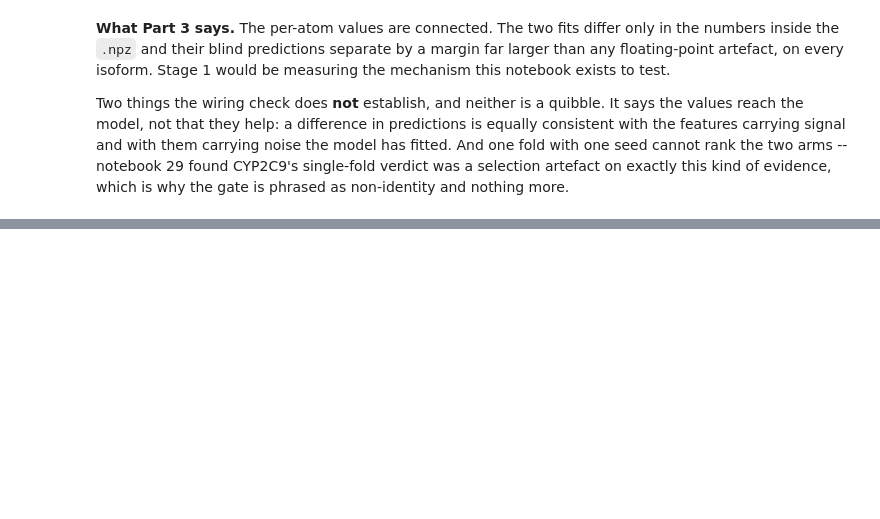
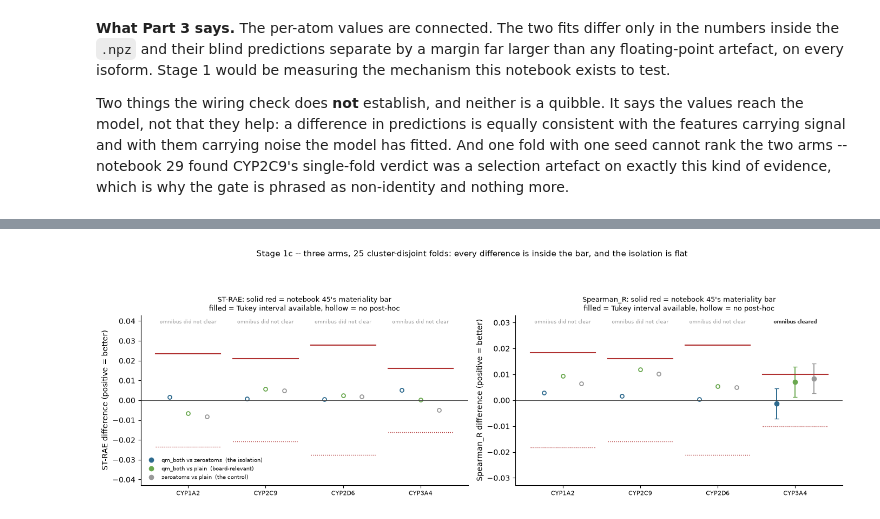
Before and after one commit to codie-freeman/OpenADMET-CYP-Blind-Challenge, a Jupyter notebook: notebooks/52_chemprop_qm_atom_features.ipynb, the cells around one changed output, grey strips where cells are left out. Saved outputs shown, nothing was run; the diff lists cells and outputs as text; code cells hidden in the pictures; blank space fills up the shorter version.

```diff
--- a/notebooks/52_chemprop_qm_atom_features.ipynb
+++ b/notebooks/52_chemprop_qm_atom_features.ipynb
@@ -330,7 +331,7 @@ print("    and `chemprop predict` therefore feeds the same features UNSCALED.")
 
 # Demonstrated on two real checkpoints, both written by a CLI run in this notebook's own fixture.
 from chemprop.models import MPNN
-for tag, extra in [("foundation", ["--from-foundation", str(OUT / "chemeleon_widened.pt")]),
+for tag, extra in [("foundation", ["--from-foundation", str(aa.foundation_path(2))]),
                    ("no-foundation", [])]:
     d = TMP / f"gt_{tag.replace('-', '_')}"
     if not (d / "model_0" / "best.pt").exists():
@@ -980,0 +1312,18 @@ submission file exists.
+# %%
+# Stage 1c.2 -- the Tukey table, per isoform, both metrics, with intervals against the bar.
+if len(tukey):
+    for metric in BARS:
+        print(f"\n{'=' * 34} {metric} {'=' * 34}")
+        for iso in ISOFORMS:
+            g = tukey[(tukey.metric == metric) & (tukey.isoform == iso)]
+            cld = cells[(cells.metric == metric) & (cells.isoform == iso)]["cld"].iloc[0]
+            if not len(g):
+                print(f"\n{iso}: omnibus did not clear alpha={s52.ANOVA_ALPHA}, no post-hoc")
+                continue
+            print(f"\n{iso}   bar {BARS[metric][iso]:.4f}   CLD {cld}")
+            print(g[["arm_a", "arm_b", "mean_a", "mean_b", "diff", "ci_low", "ci_high",
+                     "p_tukey", "significant", "pct_of_bar", "improves", "material",
+                     "ci_excludes_bar"]]
+                  .to_string(index=False, float_format=lambda v: f"{v:.4f}"))
+else:
+    print("no omnibus cleared; there is no post-hoc table")
@@ -980,0 +1418,65 @@ submission file exists.
+# %%
+# Stage 1c.4 -- figure. The Tukey intervals exist on ONE cell of eight, so a plot of intervals
+# alone would be mostly empty and would hide the point: every raw difference is small. Raw mean
+# paired differences are therefore drawn for all 24 comparisons, with the Tukey interval shown
+# where the omnibus cleared and a marked cell where it did.
+fig, axes = plt.subplots(1, 2, figsize=(14, 4.8))
+PAIRS = [(ARM, ARM_ZERO, "#2d6a8e", "qm_both vs zeroatoms  (the isolation)"),
+         (ARM, "plain", "#6aa84f", "qm_both vs plain  (board-relevant)"),
+         (ARM_ZERO, "plain", "#999999", "zeroatoms vs plain  (the control)")]
+SRC = {"plain": plain, ARM: mine, ARM_ZERO: mine}
+for ax, metric in zip(axes, BARS):
+    sgn = -1.0 if metric == "ST-RAE" else 1.0        # orient so up is better
+    for j, (a_, b_, col, lab) in enumerate(PAIRS):
+        xs, ys, lo, hi, shown = [], [], [], [], []
+        for i, iso in enumerate(ISOFORMS):
+            d = (series(SRC[a_], a_, iso, metric).loc[FOLDS25]
+                 - series(SRC[b_], b_, iso, metric).loc[FOLDS25]).to_numpy()
+            x = i + (j - 1) * 0.24
+            xs.append(x); ys.append(sgn * d.mean())
+            r = tukey[(tukey.metric == metric) & (tukey.isoform == iso)
+                      & (tukey.arm_a == a_) & (tukey.arm_b == b_)]
+            if len(r):
+                r = r.iloc[0]
+                half = abs(r["ci_high"] - r["diff"])
+                lo.append(half); hi.append(half); shown.append(True)
+            else:
+                lo.append(0.0); hi.append(0.0); shown.append(False)
+        ax.errorbar([x for x, s_ in zip(xs, shown) if s_],
+                    [y for y, s_ in zip(ys, shown) if s_],
+                    yerr=[[v for v, s_ in zip(lo, shown) if s_],
+                          [v for v, s_ in zip(hi, shown) if s_]],
+                    fmt="o", color=col, ecolor=col, elinewidth=1.4, capsize=3, markersize=6)
+        ax.plot([x for x, s_ in zip(xs, shown) if not s_],
+                [y for y, s_ in zip(ys, shown) if not s_],
+                "o", color=col, markersize=5, markerfacecolor="white",
+                markeredgecolor=col, markeredgewidth=1.3)
+        ax.plot([], [], "o", color=col, label=lab)
+    for i, iso in enumerate(ISOFORMS):
+        bar = BARS[metric][iso]
+        ax.plot([i - 0.42, i + 0.42], [bar, bar], color="#b03030", lw=1.5)
+        ax.plot([i - 0.42, i + 0.42], [-bar, -bar], color="#b03030", lw=1.0, ls=":")
+        cleared = bool(cells[(cells.metric == metric)
+                             & (cells.isoform == iso)].omnibus_clears.iloc[0])
+        # annotate at a fixed fraction of the axis, not relative to the bar, so the label
+        # cannot collide with the bar line on the cells where they are close
+        ax.text(i, max(BARS[metric].values()) * 1.40,
+                "omnibus cleared" if cleared else "omnibus did not clear",
+                ha="center", fontsize=6.5,
+                color="#333" if cleared else "#999",
+                fontweight="bold" if cleared else "normal")
+    ax.axhline(0, color="#444", lw=0.8)
+    ax.set_xticks(range(len(ISOFORMS))); ax.set_xticklabels(ISOFORMS, fontsize=8)
+    ax.set_ylim(-max(BARS[metric].values()) * 1.55, max(BARS[metric].values()) * 1.55)
+    ax.set_ylabel(f"{metric} difference (positive = better)")
+    ax.set_title(f"{metric}: solid red = notebook 45's materiality bar\n"
+                 f"filled = Tukey interval available, hollow = no post-hoc", fontsize=9)
+    ax.spines[["top", "right"]].set_visible(False)
+axes[0].legend(fontsize=7.5, frameon=False, loc="lower left")
+fig.suptitle("Stage 1c -- three arms, 25 cluster-disjoint folds: every difference is inside "
+             "the bar, and the isolation is flat", fontsize=10.5)
+fig.tight_layout(rect=(0, 0, 1, 0.90))
+fig.savefig(FIG / "stage1c_three_arm_tukey.png", dpi=160, bbox_inches="tight")
+plt.show()
+# %% [output]
+[figure, added]
```
Also changed, not shown: parts of 40 cells of this notebook, 27 other files.
